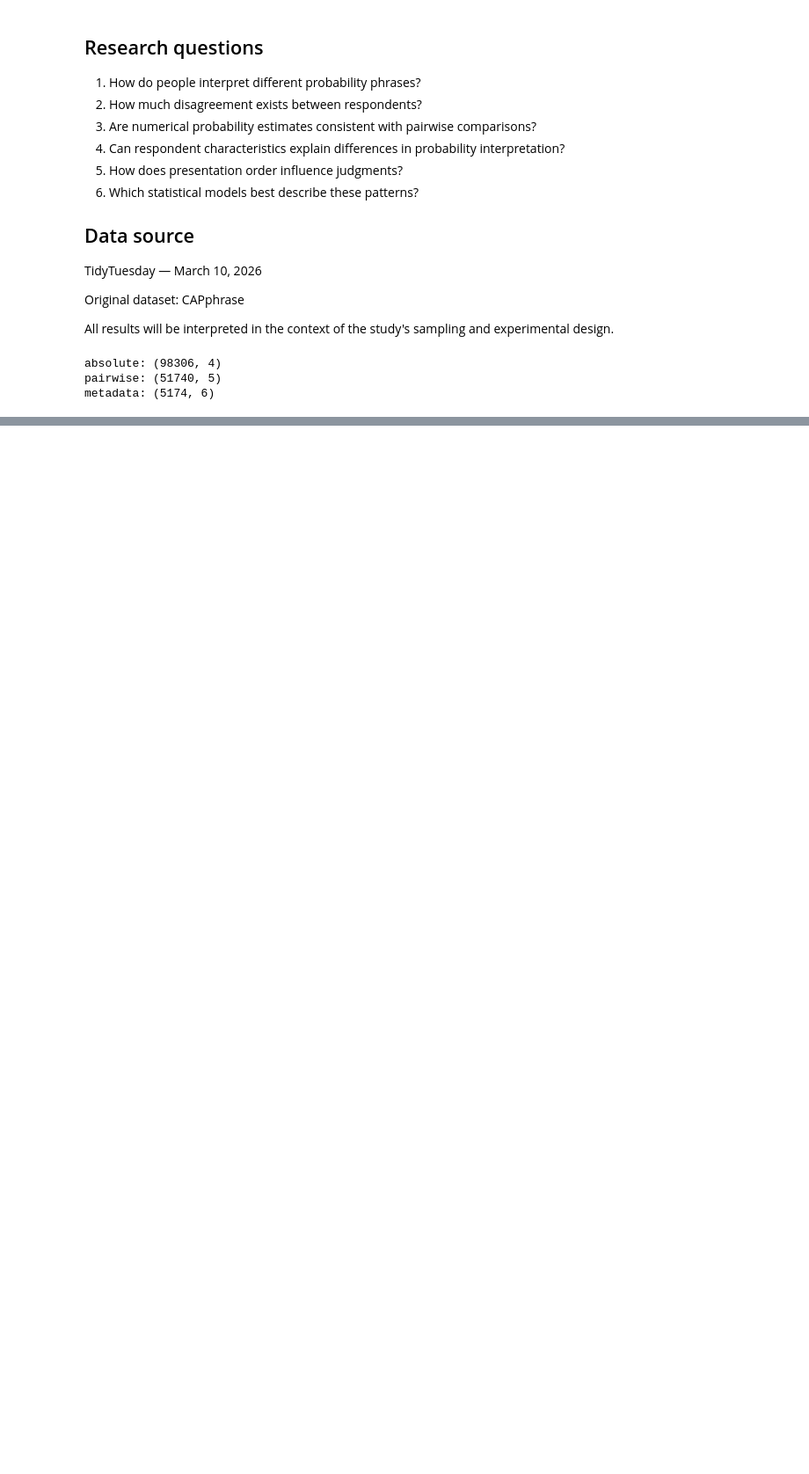
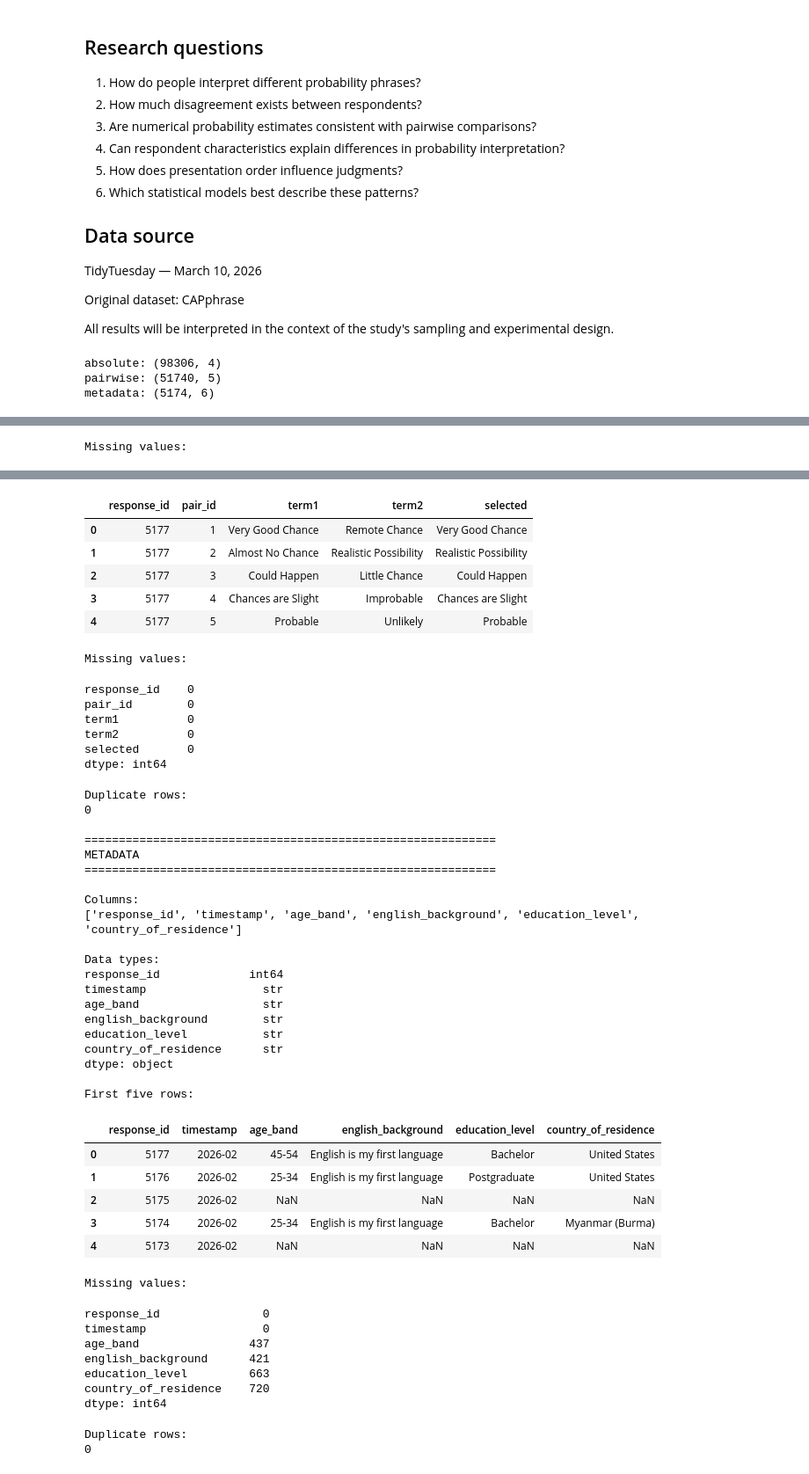
Before and after one commit to 0DF19950/likely, a Jupyter notebook: firstoverview.ipynb, the cells around one changed output, grey strips where cells are left out. Shown at 88% size. Drawn from its saved outputs; the diff is of its cells as text; code cells hidden in the pictures; blank space fills up the shorter version.

```diff
--- a/firstoverview.ipynb
+++ b/firstoverview.ipynb
@@ -65,3 +65,29 @@ for name, df in {
 absolute: (98306, 4)
 pairwise: (51740, 5)
 metadata: (5174, 6)
+# %%
+for name, df in {
+    "absolute": absolute,
+    "pairwise": pairwise,
+    "metadata": metadata,
+}.items():
+
+    print(f"\n{'=' * 60}")
+    print(name.upper())
+    print(f"{'=' * 60}")
+
+    print("\nColumns:")
+    print(df.columns.tolist())
+
+    print("\nData types:")
+    print(df.dtypes)
+
+    print("\nFirst five rows:")
+    display(df.head())
+
+    print("\nMissing values:")
+    display(df.isna().sum())
+
+    print("\nDuplicate rows:")
+    print(df.duplicated().sum())
+# %% [output]
@@ -67,0 +115 @@ metadata: (5174, 6)
+Missing values:
@@ -67,0 +140,49 @@ metadata: (5174, 6)
+|  | response_id | pair_id | term1 | term2 | selected |
+| 0 | 5177 | 1 | Very Good Chance | Remote Chance | Very Good Chance |
+| 1 | 5177 | 2 | Almost No Chance | Realistic Possibility | Realistic Possibility |
+| 2 | 5177 | 3 | Could Happen | Little Chance | Could Happen |
+| 3 | 5177 | 4 | Chances are Slight | Improbable | Chances are Slight |
+| 4 | 5177 | 5 | Probable | Unlikely | Probable |
+Missing values:
+response_id    0
+pair_id        0
+term1          0
+term2          0
+selected       0
+dtype: int64
+Duplicate rows:
+0
+
+============================================================
+METADATA
+============================================================
+
+Columns:
+['response_id', 'timestamp', 'age_band', 'english_background', 'education_level', 'country_of_residence']
+
+Data types:
+response_id             int64
+timestamp                 str
+age_band                  str
+english_background        str
+education_level           str
+country_of_residence      str
+dtype: object
+
+First five rows:
+|  | response_id | timestamp | age_band | english_background | education_level | country_of_residence |
+| 0 | 5177 | 2026-02 | 45-54 | English is my first language | Bachelor | United States |
+| 1 | 5176 | 2026-02 | 25-34 | English is my first language | Postgraduate | United States |
+| 2 | 5175 | 2026-02 | NaN | NaN | NaN | NaN |
+| 3 | 5174 | 2026-02 | 25-34 | English is my first language | Bachelor | Myanmar (Burma) |
+| 4 | 5173 | 2026-02 | NaN | NaN | NaN | NaN |
+Missing values:
+response_id               0
+timestamp                 0
+age_band                437
+english_background      421
+education_level         663
+country_of_residence    720
+dtype: int64
+Duplicate rows:
+0
```
Also changed, not shown: parts of 5 cells of this notebook, 2 other files.
